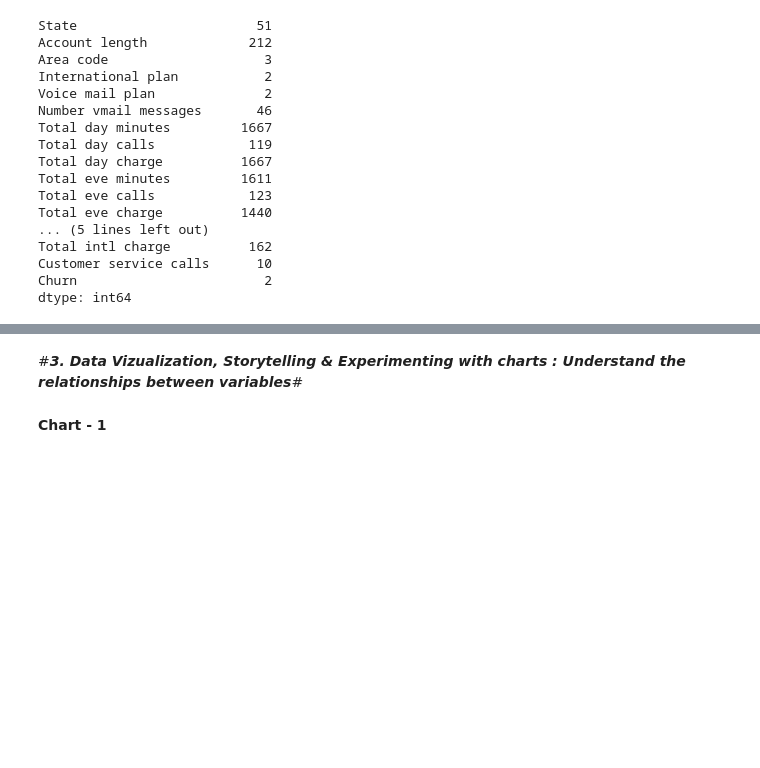
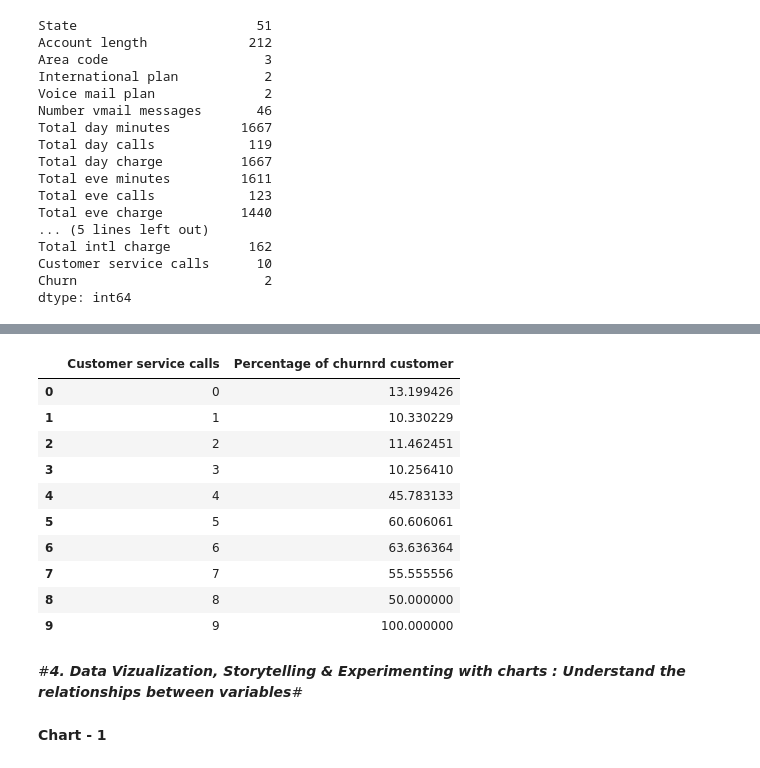
Before and after one commit to jasleenkau/edatelecomchurn, a Jupyter notebook: edatelecomchurn.ipynb, the cells around one changed output, grey strips where cells are left out. Drawn from its saved outputs; the diff is of its cells as text; code cells hidden in the pictures; blank space fills up the shorter version.

```diff
--- a/edatelecomchurn.ipynb
+++ b/edatelecomchurn.ipynb
@@ -254,0 +607,23 @@ dtype: int64
+# %%
+#Combining day, evening and night data
+# Total minute
+telecom['Total minutes'] = telecom.loc[:, ['Total day minutes', 'Total eve minutes', 'Total night minutes']].sum(axis=1)
+#Total calls
+telecom['Total calls'] = telecom.loc[:, ['Total day calls', 'Total eve calls', 'Total night calls']].sum(axis=1)
+
+#Total charge
+telecom['Total charge'] = telecom.loc[:, ['Total day charge', 'Total eve charge', 'Total night charge']].sum(axis=1)
+
+#Minute per call
+
+telecom['min_per_call']=telecom['Total minutes']/telecom['Total calls']
+
+#charge per minute
+telecom['charge_per_min']=telecom['Total charge']/ telecom['Total minutes']
+
+#international minute per call
+telecom['int_min_charge']=telecom['Total intl minutes']/telecom['Total intl charge']
+
+#international charge per minute
+telecom['int_charge_min']=telecom['Total intl charge']/telecom['Total intl minutes']
+telecom
@@ -255,5 +644,22 @@ dtype: int64
+# %%
+# Customer service call Data
+#ercentage  of churning customer based on the customer service call
+percentage_chured_customer_service_call=(telecom.groupby(['Customer service calls'])['Churn'].mean()*100).reset_index(name="Percentage of churnrd customer")
+percentage_chured_customer_service_call
+# %% [output]
+|  | Customer service calls | Percentage of churnrd customer |
+| 0 | 0 | 13.199426 |
+| 1 | 1 | 10.330229 |
+| 2 | 2 | 11.462451 |
+| 3 | 3 | 10.256410 |
+| 4 | 4 | 45.783133 |
+| 5 | 5 | 60.606061 |
+| 6 | 6 | 63.636364 |
+| 7 | 7 | 55.555556 |
+| 8 | 8 | 50.000000 |
+| 9 | 9 | 100.000000 |
 # %% [markdown]
-#***3. Data Vizualization, Storytelling & Experimenting with charts : Understand the relationships between variables***#
+#***4. Data Vizualization, Storytelling & Experimenting with charts : Understand the relationships between variables***#
 # %% [markdown]
 **Chart - 1**
 # %% [markdown]
```
Also changed, not shown: parts of 34 cells of this notebook.
